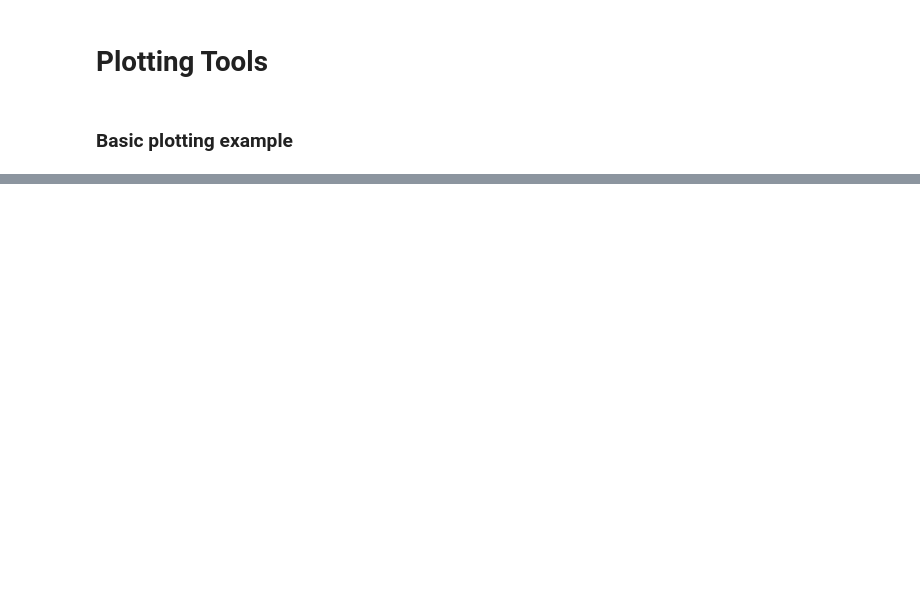
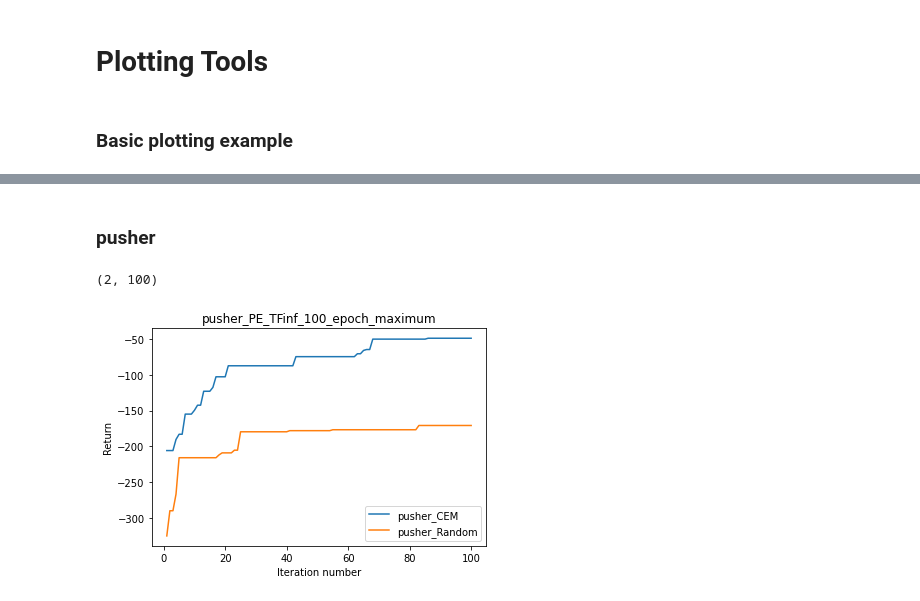
Before and after one commit to kchua/handful-of-trials, a Jupyter notebook: plotter.ipynb, the cells around one changed output, grey strips where cells are left out. Cells and saved outputs as stored; diff of their text form; code cells hidden in the pictures; blank space fills up the shorter version.

```diff
--- a/plotter.ipynb
+++ b/plotter.ipynb
@@ -35,0 +222,39 @@ plt.show()
+# %% [markdown]
+### pusher
+# %%
+log_dir = '/data/ShenShuo/workspace/handful-of-trials/log/pusher_PE_TSinf_CEM' # Directory specified in script, not including date+time
+min_num_trials = 100  # Plots up to this many trials
+
+
+returns = []
+for subdir in os.listdir(log_dir):
+    data = loadmat(os.path.join(log_dir, subdir, "logs.mat"))
+    if data["returns"].shape[1] >= min_num_trials:
+        returns.append(data["returns"][0][:min_num_trials])
+
+log_dir = '/data/ShenShuo/workspace/handful-of-trials/log/pusher_PE_TSinf_Random'
+for subdir in os.listdir(log_dir):
+    data = loadmat(os.path.join(log_dir, subdir, "logs.mat"))
+    if data["returns"].shape[1] >= min_num_trials:
+        returns.append(data["returns"][0][:min_num_trials])
+
+returns = np.array(returns)
+returns = np.maximum.accumulate(returns, axis=-1)
+print(returns.shape)
+# reduce useless first dim
+# mean = np.mean(returns, axis=0)
+
+plt.figure()
+plt.plot(np.arange(1, min_num_trials + 1), returns[0], label="pusher_CEM")
+plt.plot(np.arange(1, min_num_trials + 1), returns[1], label="pusher_Random")
+plt.legend()
+plt.title("pusher_PE_TFinf_100_epoch_maximum")
+plt.xlabel("Iteration number")
+plt.ylabel("Return")
+plt.plot()
+plt.savefig("log/picture/pusher_CEM_Random_max.jpg")
+plt.show()
+plt.close()
+# %% [output]
+(2, 100)
+[figure, added]
```
Also changed, not shown: parts of 15 cells of this notebook, 9 other files.
